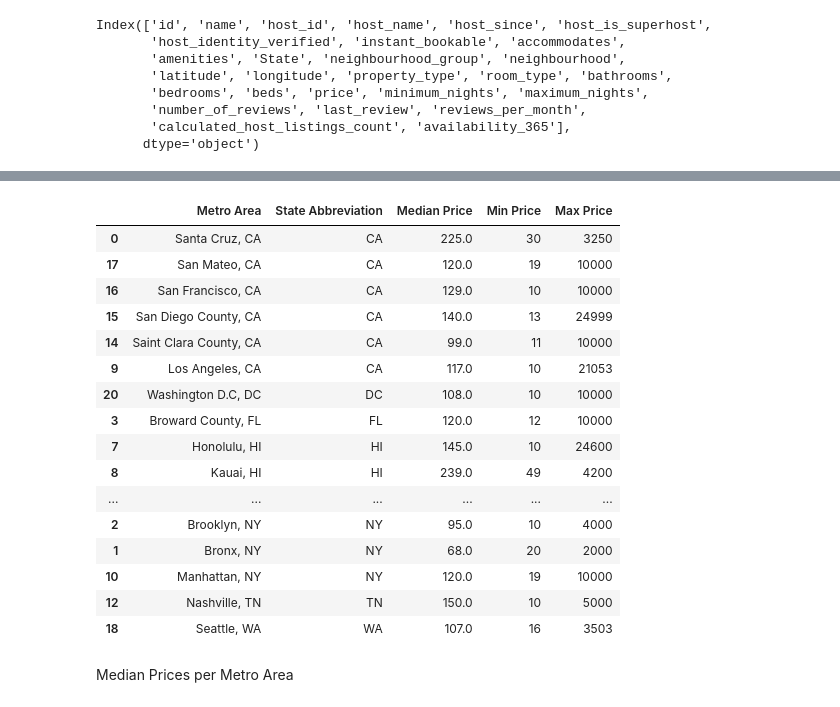
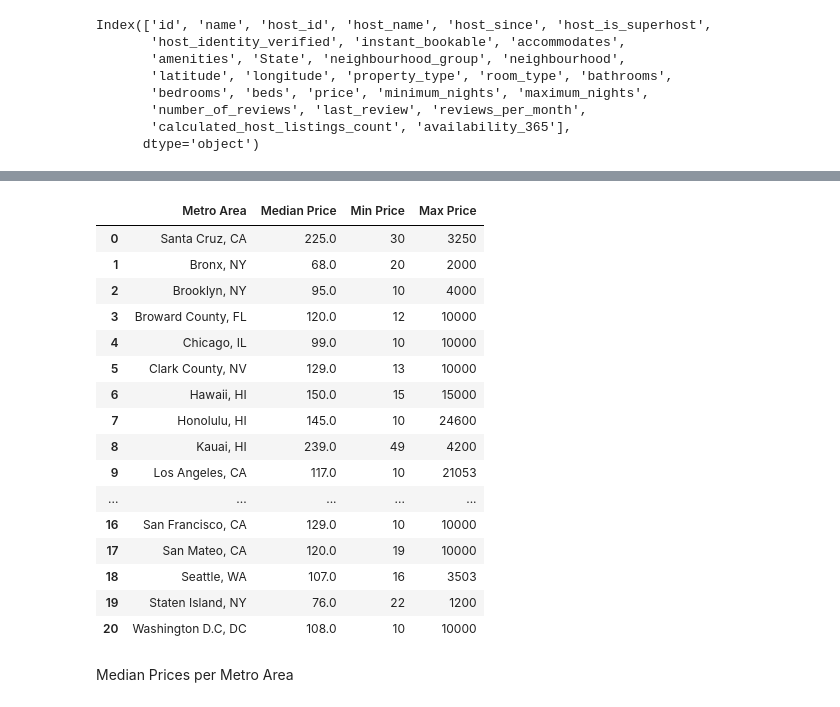
Before and after one commit to hmk81996/data_class_project_1, a Jupyter notebook: airbnb_hannah_cost_exploration.ipynb, the cells around one changed output, grey strips where cells are left out. Cells and saved outputs as stored; diff of their text form; code cells hidden in the pictures.

```diff
--- a/airbnb_hannah_cost_exploration.ipynb
+++ b/airbnb_hannah_cost_exploration.ipynb
@@ -82,7 +82,7 @@ state_abbreviations = {
     'Washington':'WA'
 }
 
-# Example list of state names
+# List of state names
 state_names = ['California', 'Illinois', 'Florida', 'Hawaii', 'Nevada','New York ', 'Tennessee', 'DC', 'Washington']
 
 # Convert state names to abbreviations
@@ -90,6 +90,12 @@ states = [state_abbreviations[state] for state in state_names]
 
 # Apply the mapping to the 'State' column
 clean_airbnb_df['State Abbreviation'] = clean_airbnb_df['State'].map(state_abbreviations)
+
+# Modify the 'Metro Area' column to include the state name after the city name
+clean_airbnb_df['metro'] = clean_airbnb_df['metro'] + ', ' + clean_airbnb_df['State Abbreviation']
+
+# Drop the 'State' column
+clean_airbnb_df =clean_airbnb_df.drop(columns=['State Abbreviation'])
 
 # reformat dates
 # Ensure 'host_since' is of string type
@@ -218,46 +210,37 @@ ny_locations
 # %%
 # Create a data frame showing mean, min, max for each city
-# Group by 'neighbourhood_group' and calculate mean, min, and max prices
-metro_price_stats_df = pd.DataFrame(clean_airbnb_df.groupby(['metro', 'State Abbreviation'])['price'].agg(['median', 'min', 'max']))
+# Group by 'metro' and calculate mean, min, and max prices
+metro_price_stats_df = pd.DataFrame(clean_airbnb_df.groupby('metro')['price'].agg(['median', 'min', 'max']))
 
 # Reset the index to turn the grouped index into a column
 metro_price_stats_df = metro_price_stats_df.reset_index()
 
 # Rename the columns for clarity
-metro_price_stats_df.columns = ['Metro Area', 'State Abbreviation', 'Median Price', 'Min Price', 'Max Price']
-
-# First, sort the DataFrame by the 'State Abbreviation' column
-metro_price_stats_df = metro_price_stats_df.sort_values(by='State Abbreviation', ascending=True)
-
-# Modify the 'Metro Area' column to include the state name after the city name
-metro_price_stats_df['Metro Area'] = metro_price_stats_df['Metro Area'] + ', ' + metro_price_stats_df['State Abbreviation']
-
-# Drop the 'State' column
-# metro_price_stats_df = metro_price_stats_df.drop(columns=['State Abbreviation'])
+metro_price_stats_df.columns = ['Metro Area','Median Price', 'Min Price', 'Max Price']
 
 # Sort values by mean
 # metro_price_stats_df = metro_price_stats.sort_values(by='Median Price', ascending=True)
 
 # Display the resulting DataFrame
 metro_price_stats_df
 # %% [output]
-|  | Metro Area | State Abbreviation | Median Price | Min Price | Max Price |
-| 0 | Santa Cruz, CA | CA | 225.0 | 30 | 3250 |
-| 17 | San Mateo, CA | CA | 120.0 | 19 | 10000 |
-| 16 | San Francisco, CA | CA | 129.0 | 10 | 10000 |
-| 15 | San Diego County, CA | CA | 140.0 | 13 | 24999 |
-| 14 | Saint Clara County, CA | CA | 99.0 | 11 | 10000 |
-| 9 | Los Angeles, CA | CA | 117.0 | 10 | 21053 |
-| 20 | Washington D.C, DC | DC | 108.0 | 10 | 10000 |
-| 3 | Broward County, FL | FL | 120.0 | 12 | 10000 |
-| 7 | Honolulu, HI | HI | 145.0 | 10 | 24600 |
-| 8 | Kauai, HI | HI | 239.0 | 49 | 4200 |
-| ... | ... | ... | ... | ... | ... |
-| 2 | Brooklyn, NY | NY | 95.0 | 10 | 4000 |
-| 1 | Bronx, NY | NY | 68.0 | 20 | 2000 |
-| 10 | Manhattan, NY | NY | 120.0 | 19 | 10000 |
-| 12 | Nashville, TN | TN | 150.0 | 10 | 5000 |
-| 18 | Seattle, WA | WA | 107.0 | 16 | 3503 |
+|  | Metro Area | Median Price | Min Price | Max Price |
+| 0 | Santa Cruz, CA | 225.0 | 30 | 3250 |
+| 1 | Bronx, NY | 68.0 | 20 | 2000 |
+| 2 | Brooklyn, NY | 95.0 | 10 | 4000 |
+| 3 | Broward County, FL | 120.0 | 12 | 10000 |
+| 4 | Chicago, IL | 99.0 | 10 | 10000 |
+| 5 | Clark County, NV | 129.0 | 13 | 10000 |
+| 6 | Hawaii, HI | 150.0 | 15 | 15000 |
+| 7 | Honolulu, HI | 145.0 | 10 | 24600 |
+| 8 | Kauai, HI | 239.0 | 49 | 4200 |
+| 9 | Los Angeles, CA | 117.0 | 10 | 21053 |
+| ... | ... | ... | ... | ... |
+| 16 | San Francisco, CA | 129.0 | 10 | 10000 |
+| 17 | San Mateo, CA | 120.0 | 19 | 10000 |
+| 18 | Seattle, WA | 107.0 | 16 | 3503 |
+| 19 | Staten Island, NY | 76.0 | 22 | 1200 |
+| 20 | Washington D.C, DC | 108.0 | 10 | 10000 |
 # %% [markdown]
 Median Prices per Metro Area
 # %%
```
Also changed, not shown: parts of 13 cells of this notebook, 4 other files.
